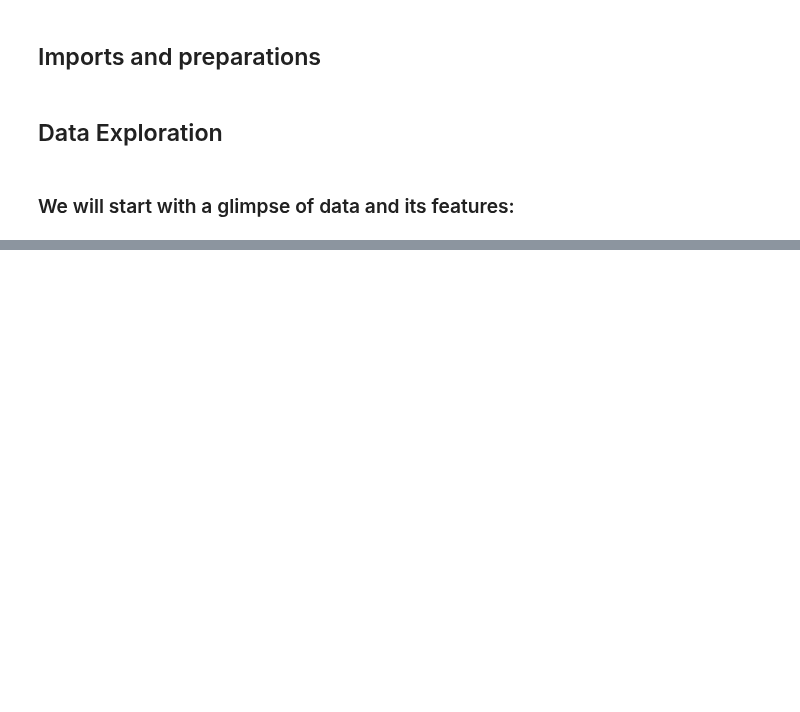
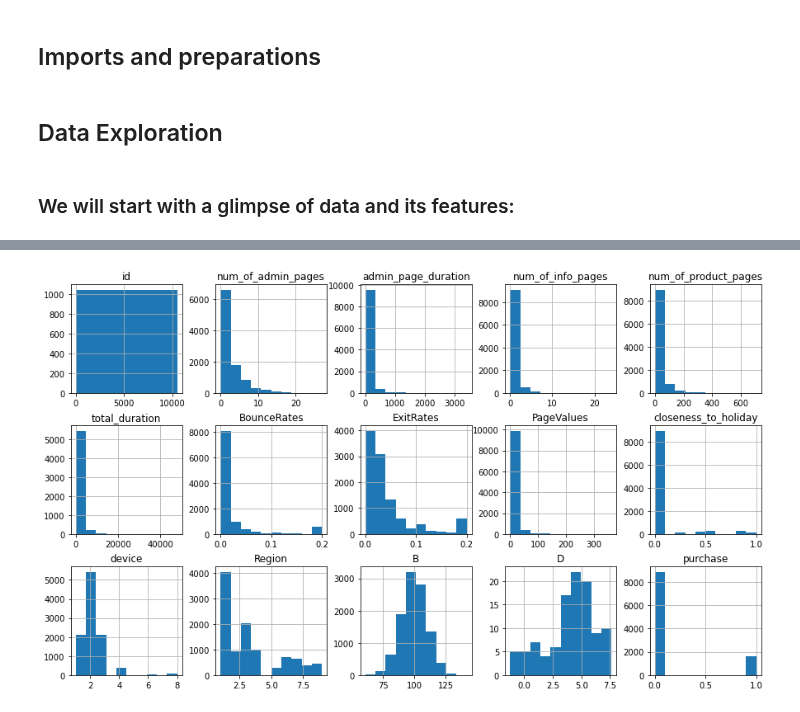
Before and after one commit to mikisegall/ml_final_project, a Jupyter notebook: avi_test.ipynb, the cells around one changed output, grey strips where cells are left out. Drawn from its saved outputs; the diff is of its cells as text; code cells hidden in the pictures; blank space fills up the shorter version.

```diff
--- a/avi_test.ipynb
+++ b/avi_test.ipynb
@@ -69,0 +81,4 @@ In addition, we changed the "Weekend" values from True/False to 1/0, and mapped
+# %%
+train_data.hist(layout = (5,5), figsize=(15,15));
+# %% [output]
+[figure, added]
```
Also changed, not shown: parts of 29 cells of this notebook.
